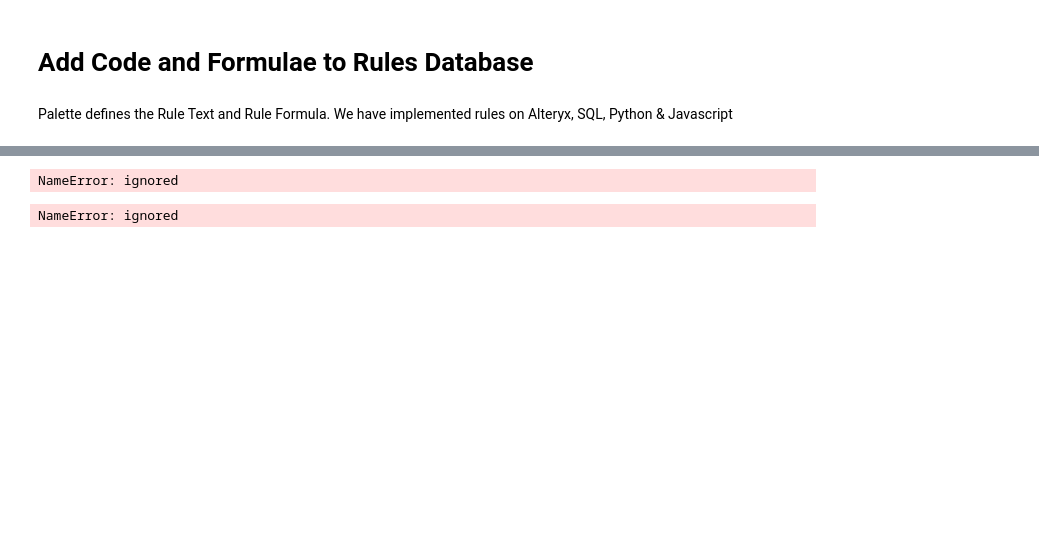
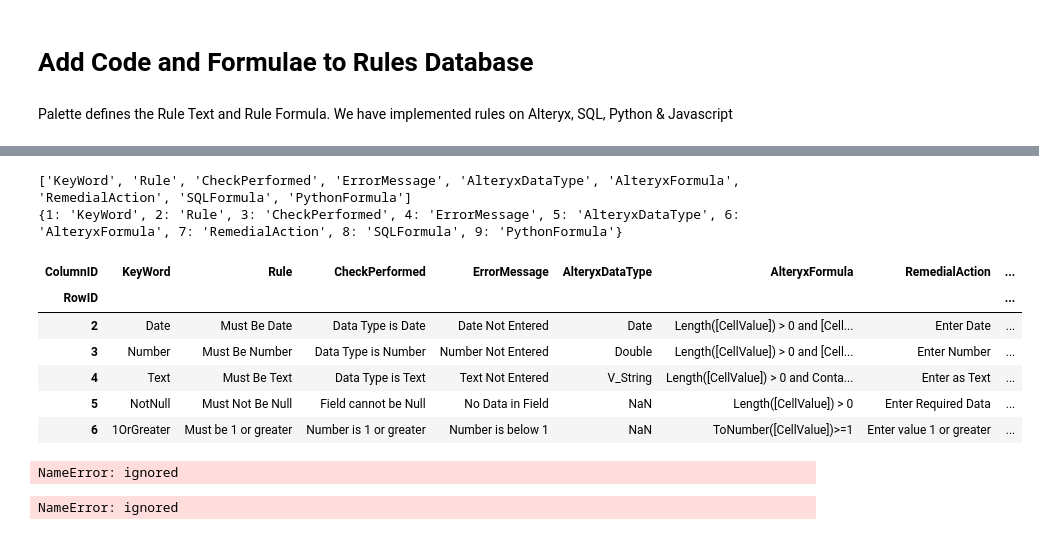
Before and after one commit to andrewcgaitskell/excel-extractor, a Jupyter notebook: DataPipeline.ipynb, the cells around one changed output, grey strips where cells are left out. Saved outputs shown, nothing was run; the diff lists cells and outputs as text; code cells hidden in the pictures; blank space fills up the shorter version.

```diff
--- a/DataPipeline.ipynb
+++ b/DataPipeline.ipynb
@@ -420,3 +420,7 @@ rulesdb.head(5)
 # Add Code and Formulae to Rules Database
 # %% [markdown]
 Palette defines the Rule Text and Rule Formula.  We have implemented rules on Alteryx, SQL, Python & Javascript
+# %%
+PaletteCells = pd.DataFrame()
+PaletteCells = fullcelldb[(fullcelldb['SheetName'] == 'Palette')].copy()
+PaletteCells.head()
@@ -423,10 +434,33 @@ Palette defines the Rule Text and Rule Formula.  We have implemented rules on Al
+# %%
+Palette = pd.DataFrame()
+Palette = PaletteCells.pivot_table(index = ['RowID'], values = 'CellValue',columns = 'ColumnID', aggfunc = 'max')
+ColumnHeadings = Palette.iloc[0]
+ColumnHeadingsList = list(ColumnHeadings)
+print(ColumnHeadingsList)
+ColumnHeadingsListTuple = enumerate(ColumnHeadingsList,start=1)
+ColumnHeadingsListDict = dict(ColumnHeadingsListTuple)
+print(ColumnHeadingsListDict)
+Palette = Palette.rename(columns=ColumnHeadingsListDict)
+Palette = Palette.drop([1])
+Palette.head()
+# %% [output]
+['KeyWord', 'Rule', 'CheckPerformed', 'ErrorMessage', 'AlteryxDataType', 'AlteryxFormula', 'RemedialAction', 'SQLFormula', 'PythonFormula']
+{1: 'KeyWord', 2: 'Rule', 3: 'CheckPerformed', 4: 'ErrorMessage', 5: 'AlteryxDataType', 6: 'AlteryxFormula', 7: 'RemedialAction', 8: 'SQLFormula', 9: 'PythonFormula'}
+| ColumnID | KeyWord | Rule | CheckPerformed | ErrorMessage | AlteryxDataType | AlteryxFormula | RemedialAction | ... |
+| RowID |  |  |  |  |  |  |  | ... |
+| 2 | Date | Must Be Date | Data Type is Date | Date Not Entered | Date | Length([CellValue]) > 0 and [Cell... | Enter Date | ... |
+| 3 | Number | Must Be Number | Data Type is Number | Number Not Entered | Double | Length([CellValue]) > 0 and [Cell... | Enter Number | ... |
+| 4 | Text | Must Be Text | Data Type is Text | Text Not Entered | V_String | Length([CellValue]) > 0 and Conta... | Enter as Text | ... |
+| 5 | NotNull | Must Not Be Null | Field cannot be Null | No Data in Field | NaN | Length([CellValue]) > 0 | Enter Required Data | ... |
+| 6 | 1OrGreater | Must be 1 or greater | Number is 1 or greater | Number is below 1 | NaN | ToNumber([CellValue])>=1 | Enter value 1 or greater | ... |
+# %%
+palette = pd.DataFrame()
+# %% [output]
+NameError: ignored
 # %%
-palette = pd.DataFrame()
 palette = pd.merge(DataSetDF, rulesdb, on=['FieldID', 'DataSet'])
 palette['KeyWord'] = rulesdb.apply(lambda x: x['FormulaKeyWord'] if x['FormulaKeyWord']=='PickList' else x['KeyWord'], axis=1)
 palette.head(5)
-# %% [output]
-NameError: ignored
 # %%
 
 palette = pd.merge(palette, PaletteDF, on=['KeyWord'],how='left')
```
Also changed, not shown: parts of 1 cell of this notebook.
